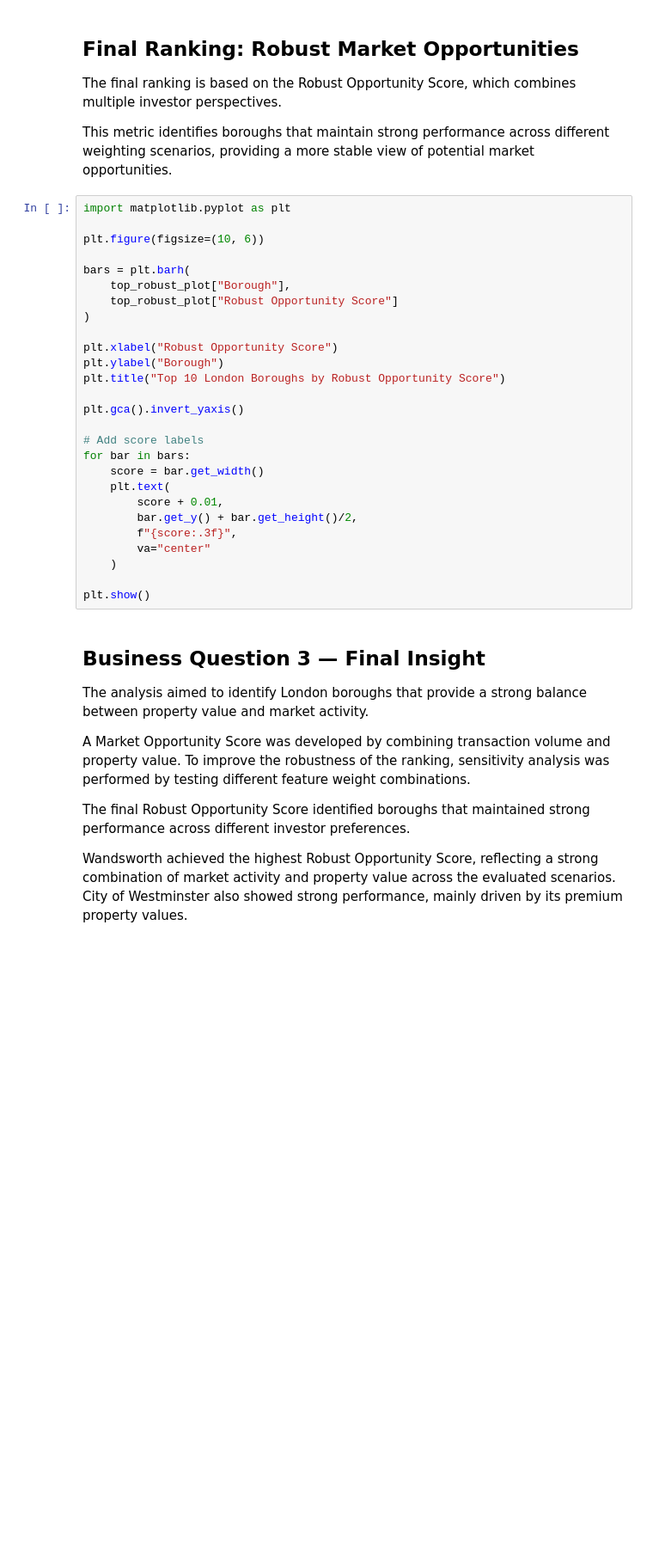
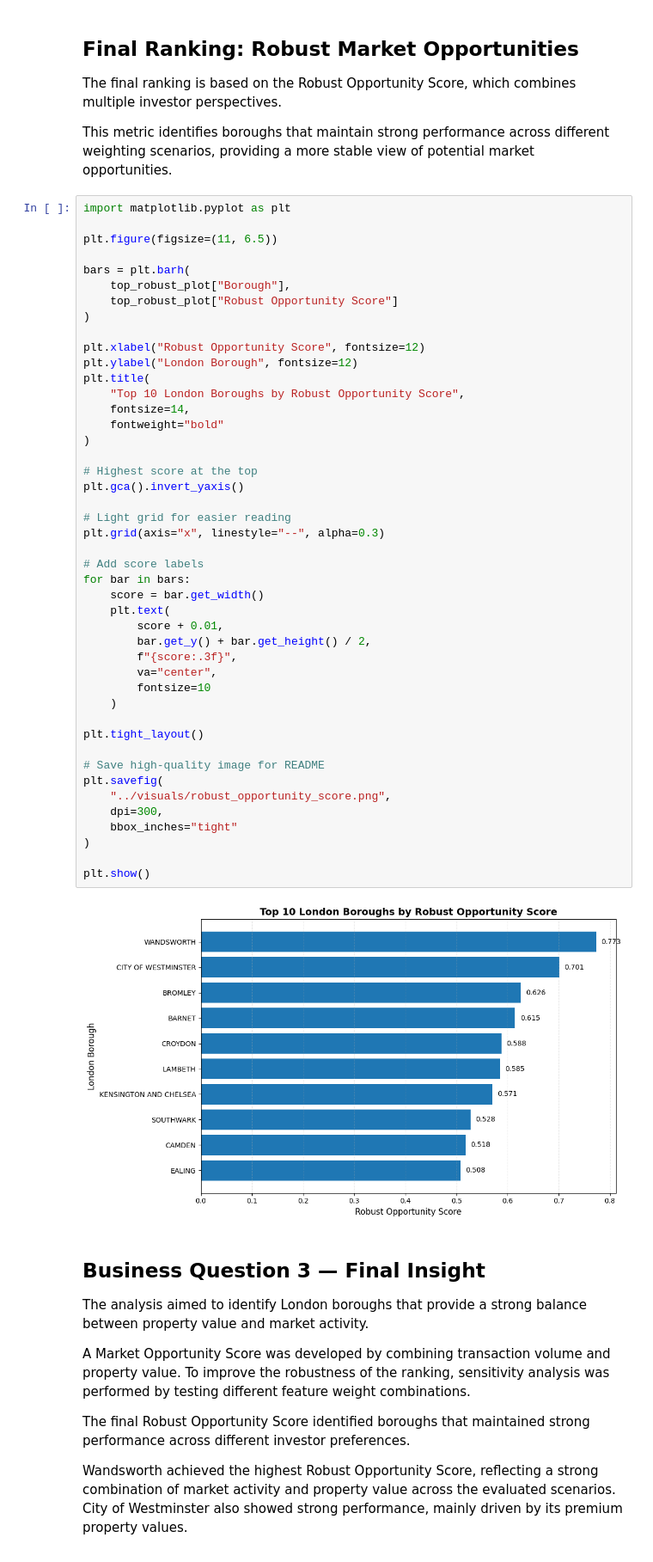
Before and after one commit to Shivahajivand/london-property-intelligence, a Jupyter notebook: notebooks/01_exploring_hm_land_registry.ipynb, the cells around one changed output. Shown at 86% size. Drawn from its saved outputs; the diff is of its cells as text; blank space fills up the shorter version.

Commit message:
Complete London intelligence integration and predictive modelling

```diff
--- a/notebooks/01_exploring_hm_land_registry.ipynb
+++ b/notebooks/01_exploring_hm_land_registry.ipynb
@@ -503,30 +833,50 @@ This metric identifies boroughs that maintain strong performance across differen
 # %%
 import matplotlib.pyplot as plt
 
-plt.figure(figsize=(10, 6))
+plt.figure(figsize=(11, 6.5))
 
 bars = plt.barh(
     top_robust_plot["Borough"],
     top_robust_plot["Robust Opportunity Score"]
 )
 
-plt.xlabel("Robust Opportunity Score")
-plt.ylabel("Borough")
-plt.title("Top 10 London Boroughs by Robust Opportunity Score")
+plt.xlabel("Robust Opportunity Score", fontsize=12)
+plt.ylabel("London Borough", fontsize=12)
+plt.title(
+    "Top 10 London Boroughs by Robust Opportunity Score",
+    fontsize=14,
+    fontweight="bold"
+)
 
+# Highest score at the top
 plt.gca().invert_yaxis()
+
+# Light grid for easier reading
+plt.grid(axis="x", linestyle="--", alpha=0.3)
 
 # Add score labels
 for bar in bars:
     score = bar.get_width()
     plt.text(
         score + 0.01,
-        bar.get_y() + bar.get_height()/2,
+        bar.get_y() + bar.get_height() / 2,
         f"{score:.3f}",
-        va="center"
+        va="center",
+        fontsize=10
     )
 
+plt.tight_layout()
+
+# Save high-quality image for README
+plt.savefig(
+    "../visuals/robust_opportunity_score.png",
+    dpi=300,
+    bbox_inches="tight"
+)
+
 plt.show()
+# %% [output]
+[figure, added]
 # %% [markdown]
 ## Business Question 3 — Final Insight
 
```
Also changed, not shown: parts of 40 cells of this notebook, 22 other files.
